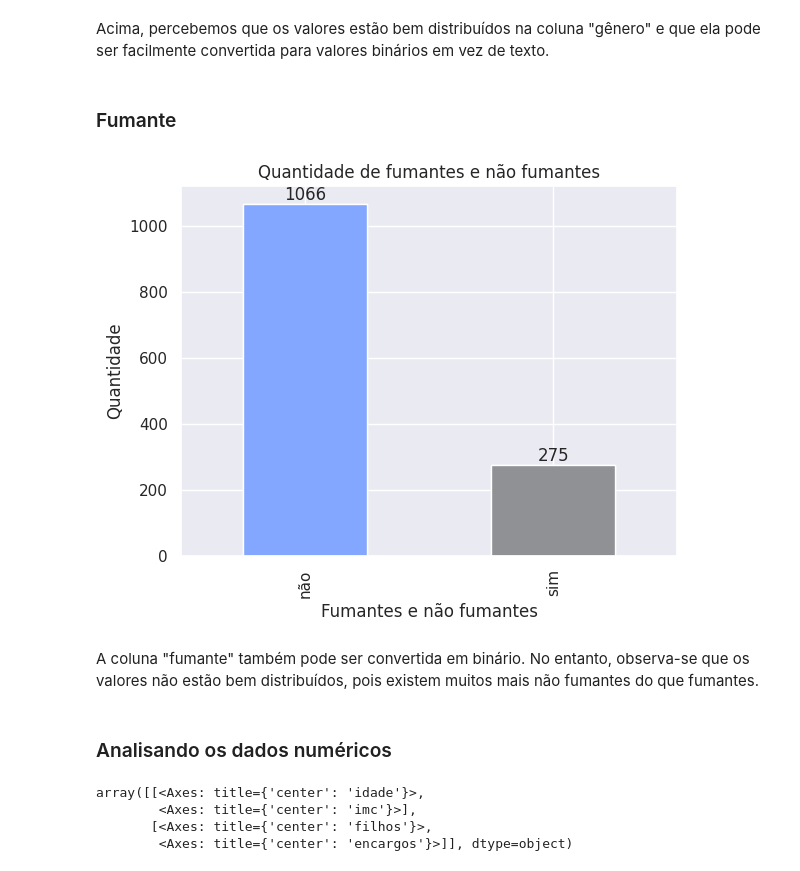
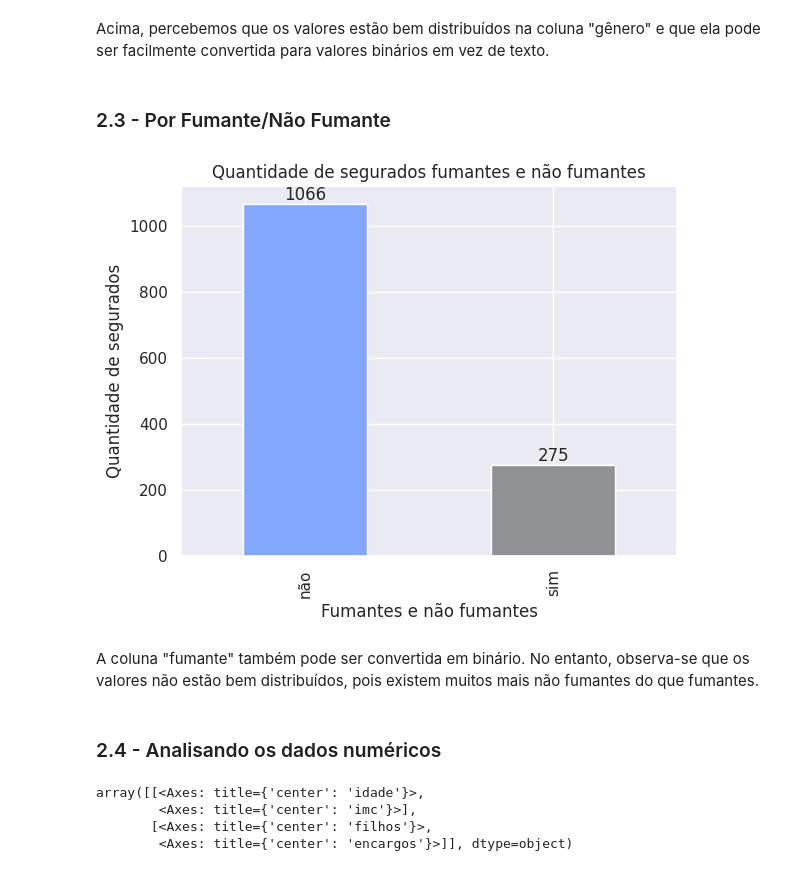
Before and after one commit to marcosjsh/fiap_tech_challenge, a Jupyter notebook: Previsão_Seguro_Saúde_Completo.ipynb, the cells around one changed output. Saved outputs shown, nothing was run; the diff lists cells and outputs as text; code cells hidden in the pictures.

```diff
--- a/Previsão_Seguro_Saúde_Completo.ipynb
+++ b/Previsão_Seguro_Saúde_Completo.ipynb
@@ -146,28 +146,28 @@ plt.show()
 [figure]
 # %% [markdown]
 Acima, percebemos que os valores estão bem distribuídos na coluna "gênero" e que ela pode ser facilmente convertida para valores binários em vez de texto.
-# %% [markdown]
-### Fumante
+# %% [markdown]
+### 2.3 - Por Fumante/Não Fumante
 # %%
 qtd_fumante = df["fumante"].value_counts()
 custom_colors = ['#83a7fe', '#909195']
 qtd_fumante.plot(kind='bar')
 ax = qtd_fumante.plot(kind='bar', color=custom_colors[:len(qtd_fumante)])
 
-plt.title('Quantidade de fumantes e não fumantes')
+plt.title('Quantidade de segurados fumantes e não fumantes')
 plt.xlabel('Fumantes e não fumantes')
-plt.ylabel('Quantidade')
+plt.ylabel('Quantidade de segurados')
 
 for i, count in enumerate(qtd_fumante):
     ax.annotate(str(count), xy=(i, count), ha='center', va='bottom')
 
 plt.show()
 # %% [output]
-[figure, old version]
+[figure, new version]
 # %% [markdown]
 A coluna "fumante" também pode ser convertida em binário. No entanto, observa-se que os valores não estão bem distribuídos, pois existem muitos mais não fumantes do que fumantes.
 # %% [markdown]
-### Analisando os dados numéricos
+### 2.4 - Analisando os dados numéricos
 # %%
 df.hist(figsize=(16, 12))
 # %% [output]
```
Also changed, not shown: parts of 34 cells of this notebook.
